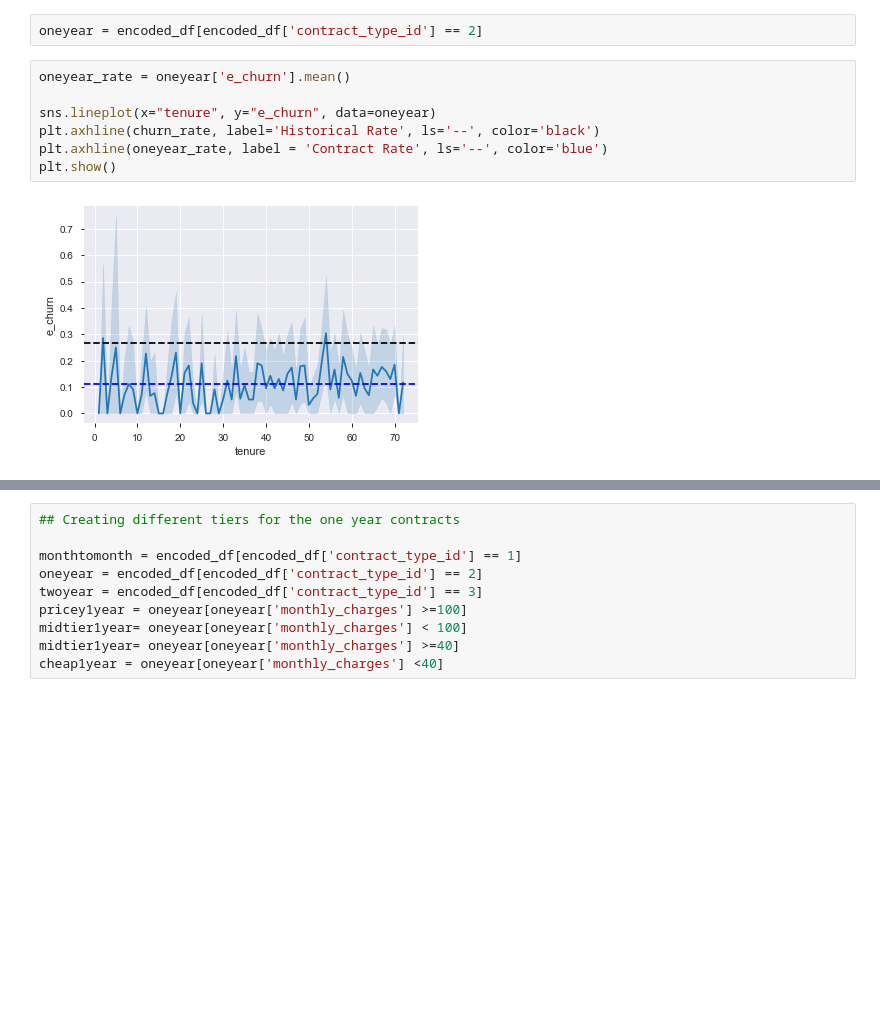
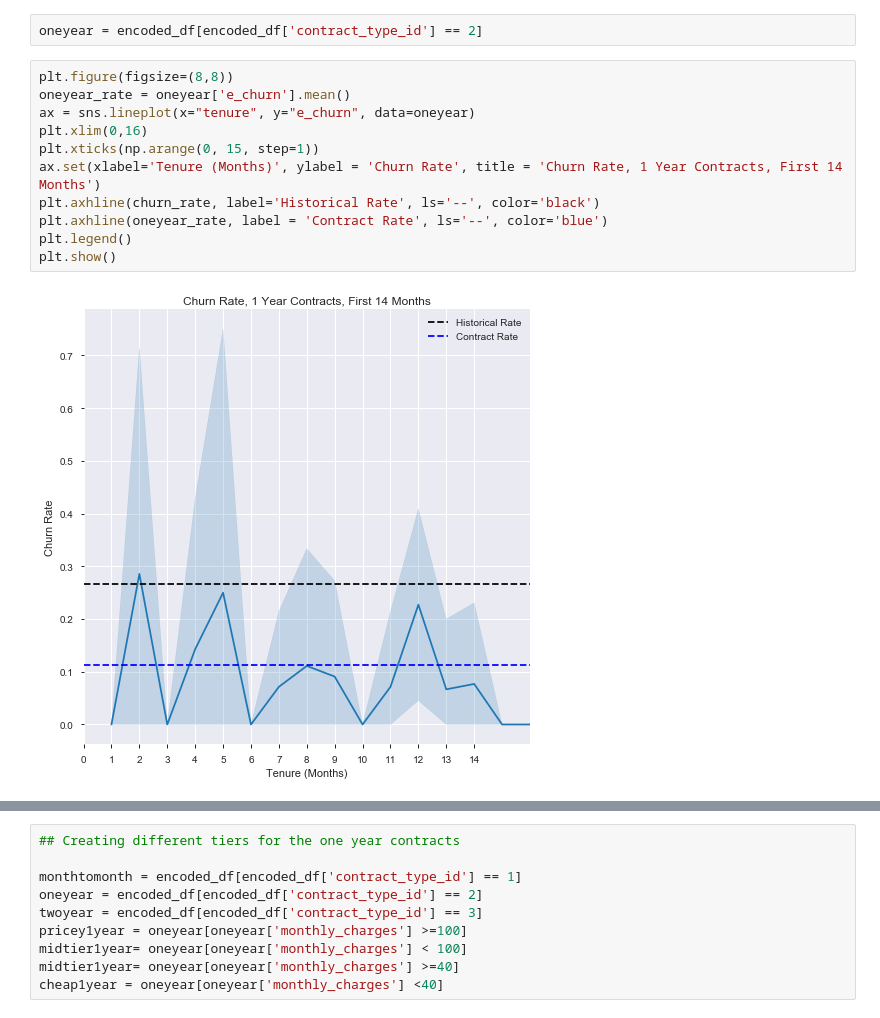
Before and after one commit to Padraic-Doran/classification_project, a Jupyter notebook: telco_class_project.ipynb, the cells around one changed output, grey strips where cells are left out. Saved outputs shown, nothing was run; the diff lists cells and outputs as text; blank space fills up the shorter version.

```diff
--- a/telco_class_project.ipynb
+++ b/telco_class_project.ipynb
@@ -686,14 +799,18 @@ plt.show()
 # %%
 oneyear = encoded_df[encoded_df['contract_type_id'] == 2]
 # %%
+plt.figure(figsize=(8,8))
 oneyear_rate = oneyear['e_churn'].mean()
-
-sns.lineplot(x="tenure", y="e_churn", data=oneyear)
+ax = sns.lineplot(x="tenure", y="e_churn", data=oneyear)
+plt.xlim(0,16)
+plt.xticks(np.arange(0, 15, step=1))
+ax.set(xlabel='Tenure (Months)', ylabel = 'Churn Rate', title = 'Churn Rate, 1 Year Contracts, First 14 Months')
 plt.axhline(churn_rate, label='Historical Rate', ls='--', color='black')
 plt.axhline(oneyear_rate, label = 'Contract Rate', ls='--', color='blue')
+plt.legend()
 plt.show()
 # %% [output]
-[figure, old version]
+[figure, new version]
 # %%
 fig = sns.distplot(oneyear["monthly_charges"], bins = 10)
 # fig.set_xticklabels([])
```
Also changed, not shown: parts of 79 cells of this notebook, 4 other files.
